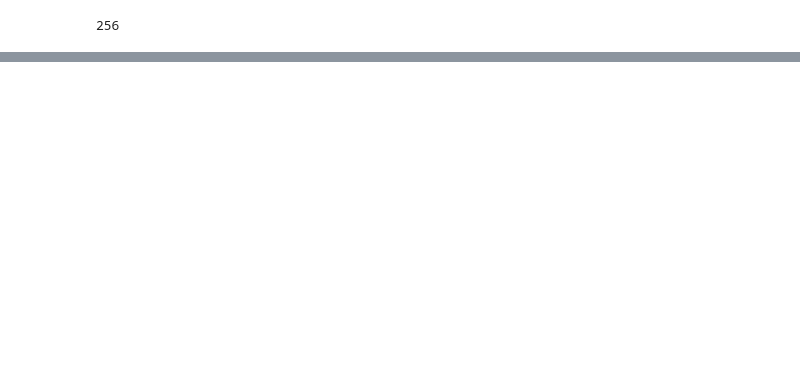
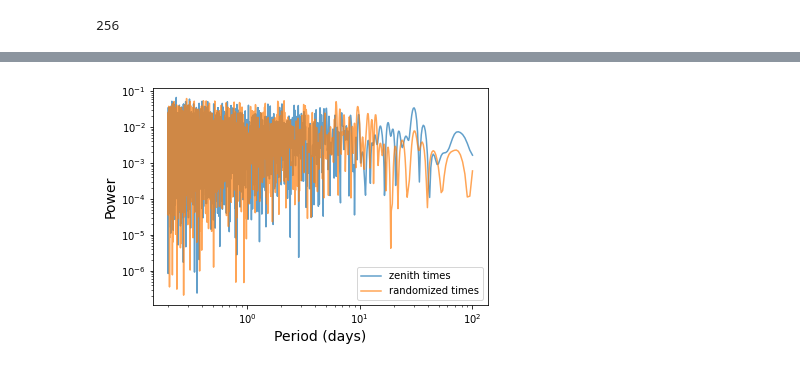
Before and after one commit to megbedell/thethethe, a Jupyter notebook: window-functions.ipynb, the cells around one changed output, grey strips where cells are left out. Saved outputs shown, nothing was run; the diff lists cells and outputs as text; code cells hidden in the pictures; blank space fills up the shorter version.

```diff
--- a/window-functions.ipynb
+++ b/window-functions.ipynb
@@ -178,0 +225,4 @@ plt.legend();
+# %%
+plot_periodograms(ys_zenith, ys_randomized)
+# %% [output]
+[figure, added]
```
Also changed, not shown: parts of 19 cells of this notebook.
